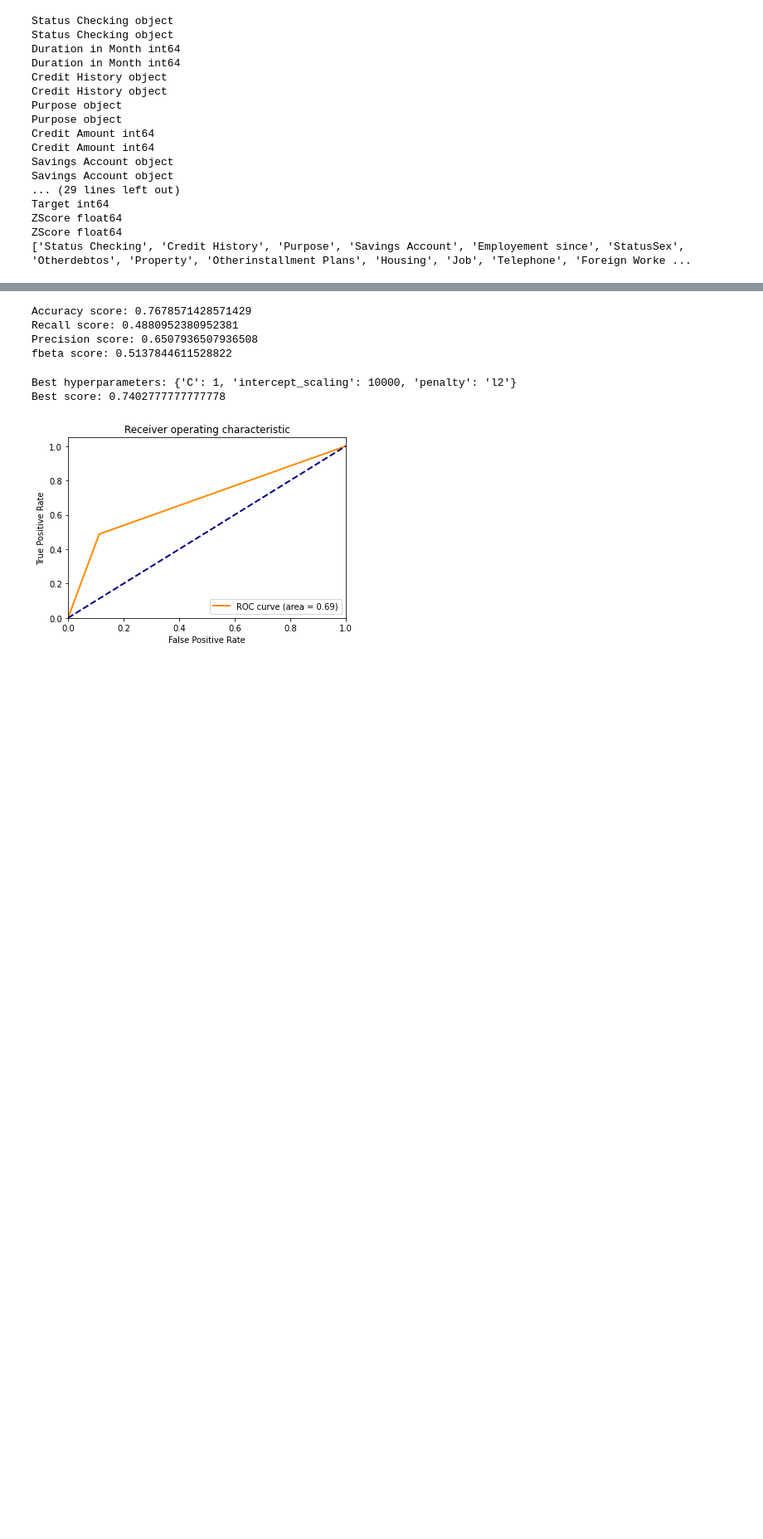
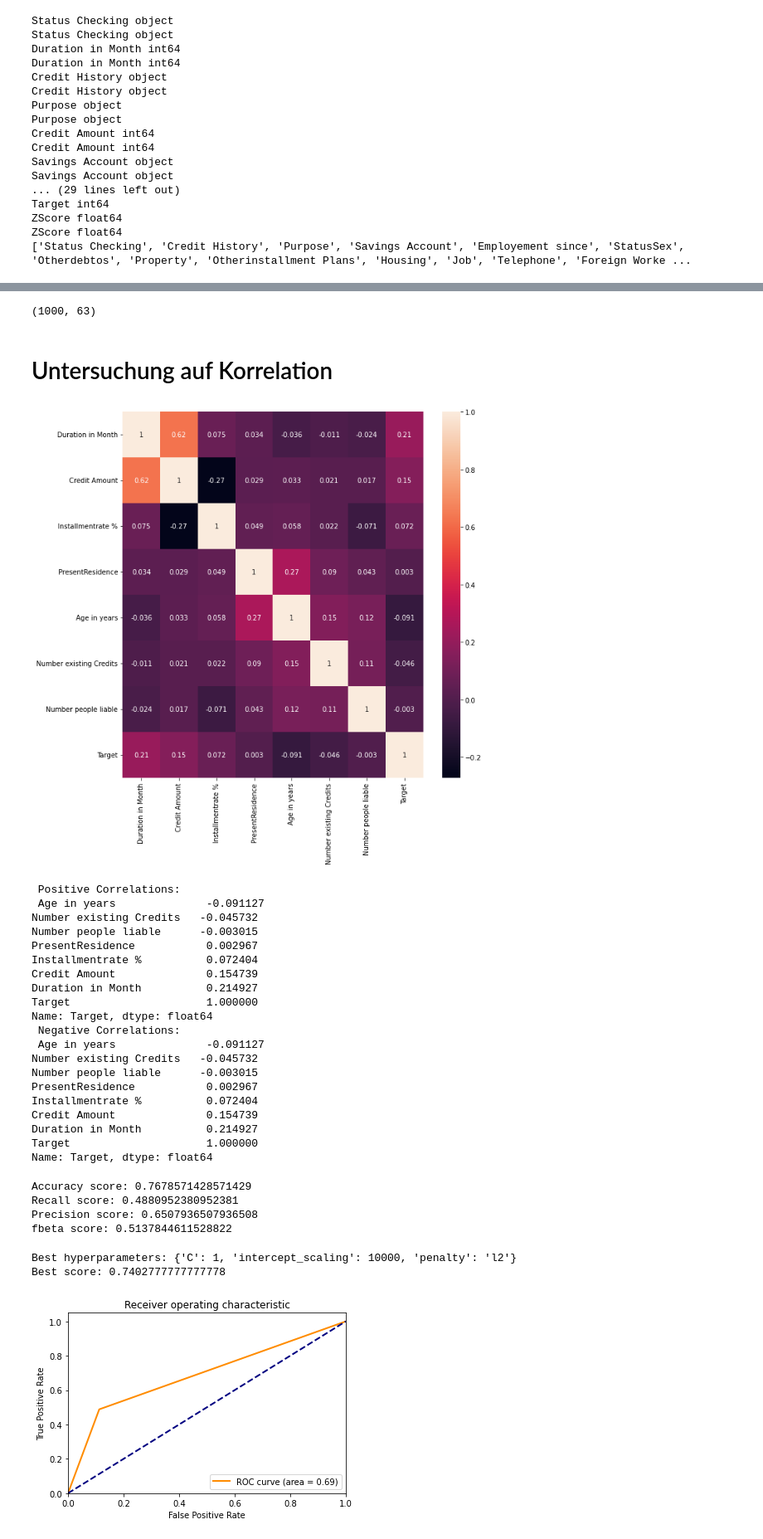
Before and after one commit to DanielGit4/AML, a Jupyter notebook: German_Credit_data/eda.ipynb, the cells around one changed output, grey strips where cells are left out. Shown at 83% size. Saved outputs shown, nothing was run; the diff lists cells and outputs as text; code cells hidden in the pictures; blank space fills up the shorter version.

```diff
--- a/German_Credit_data/eda.ipynb
+++ b/German_Credit_data/eda.ipynb
@@ -232,3 +270,46 @@ german_data = pd.get_dummies(german_data, columns=categorical_features)
+# %%
+german_data.shape
+# %% [output]
+(1000, 63)
+# %% [markdown]
+# Untersuchung auf Korrelation
+# %%
+# function to calculate correlation between target and feautures
+def correlation_matrix(df):
+    corr_matrix = df.corr()
+    plt.figure(figsize=(10,10))
+    sns.heatmap(corr_matrix, annot=True)
+    plt.show()
+
+    correlations = df.corr()['Target'].sort_values()
+
+    # Display correlations
+    print(' Positive Correlations:\n', correlations)
+    print(' Negative Correlations:\n', correlations)
+
+correlation_matrix(german_data)
+# %% [output]
+[figure, added]
+ Positive Correlations:
+ Age in years              -0.091127
+Number existing Credits   -0.045732
+Number people liable      -0.003015
+PresentResidence           0.002967
+Installmentrate %          0.072404
+Credit Amount              0.154739
+Duration in Month          0.214927
+Target                     1.000000
+Name: Target, dtype: float64
+ Negative Correlations:
+ Age in years              -0.091127
+Number existing Credits   -0.045732
+Number people liable      -0.003015
+PresentResidence           0.002967
+Installmentrate %          0.072404
+Credit Amount              0.154739
+Duration in Month          0.214927
+Target                     1.000000
+Name: Target, dtype: float64
 # %%
 #drop zscore
 german_data = german_data.drop(['ZScore'], axis=1)
```
Also changed, not shown: parts of 14 cells of this notebook, 2 other files.
